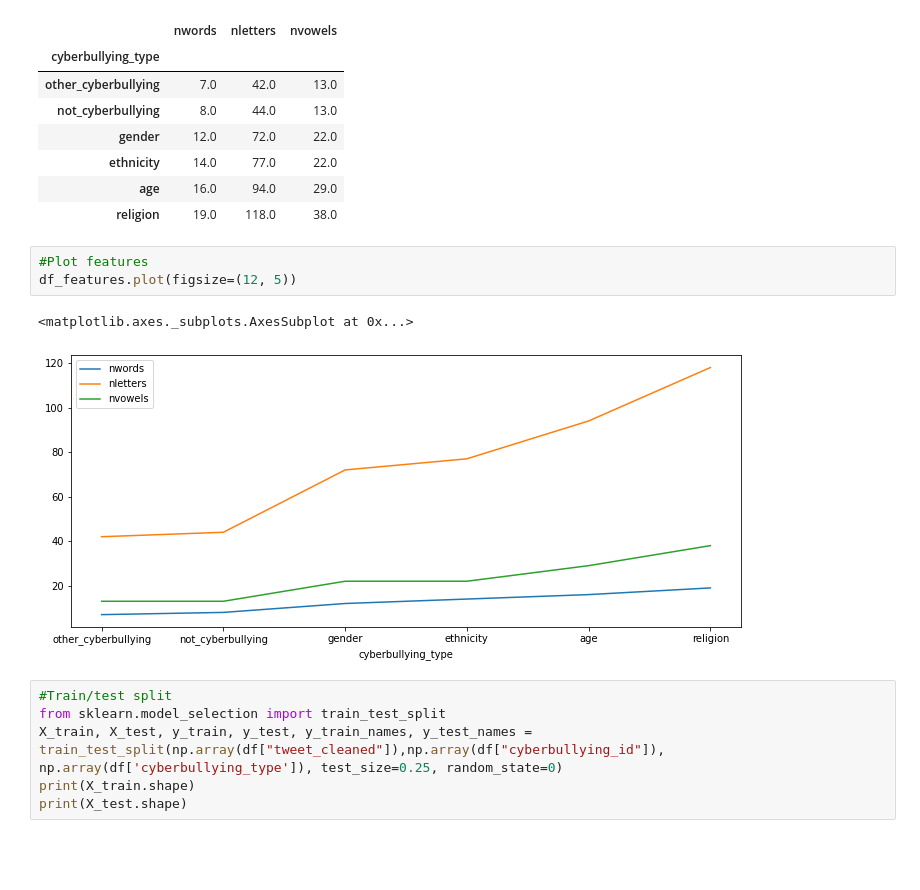
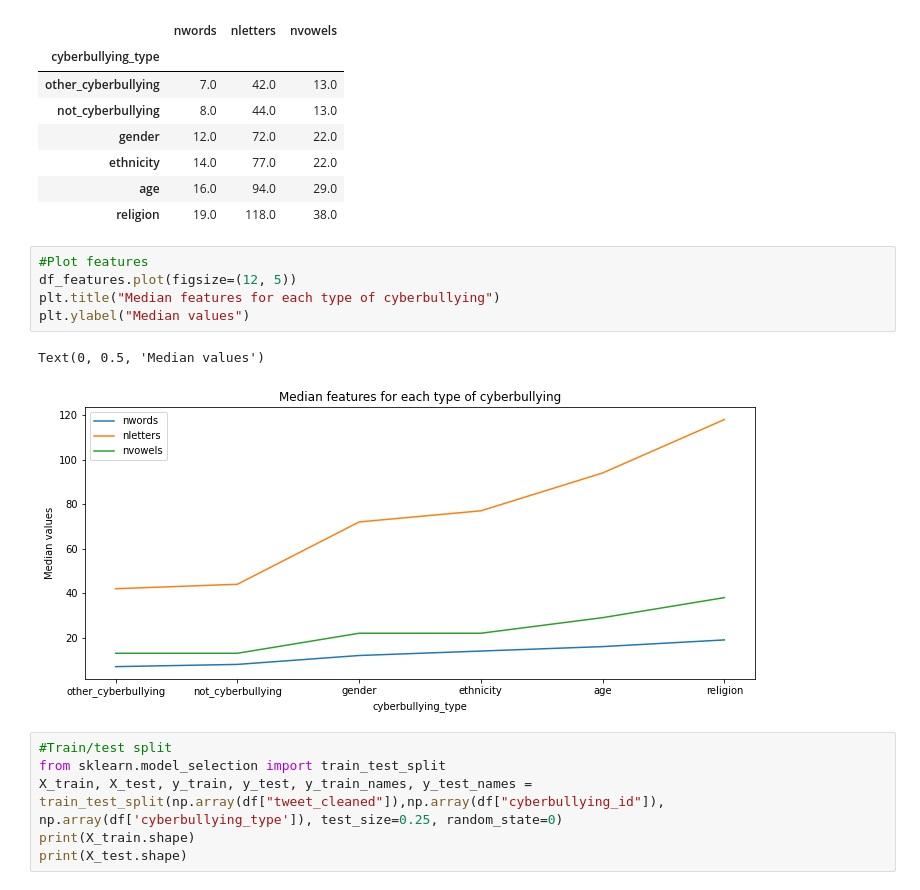
Before and after one commit to chiaracodes/EL-assignment, a Jupyter notebook: Cyberbullying_model/Cyberbulling_model_Maria_colab.ipynb, the cells around one changed output. Cells and saved outputs as stored; diff of their text form; blank space fills up the shorter version.

```diff
--- a/Cyberbullying_model/Cyberbulling_model_Maria_colab.ipynb
+++ b/Cyberbullying_model/Cyberbulling_model_Maria_colab.ipynb
@@ -390,9 +390,11 @@ df_features
 # %%
 #Plot features
 df_features.plot(figsize=(12, 5))
+plt.title("Median features for each type of cyberbullying")
+plt.ylabel("Median values")
 # %% [output]
-<matplotlib.axes._subplots.AxesSubplot at 0x...>
+Text(0, 0.5, 'Median values')
-[figure, old version]
+[figure, new version]
 # %%
 #Train/test split
 from sklearn.model_selection import train_test_split
```
Also changed, not shown: parts of 19 cells of this notebook.
